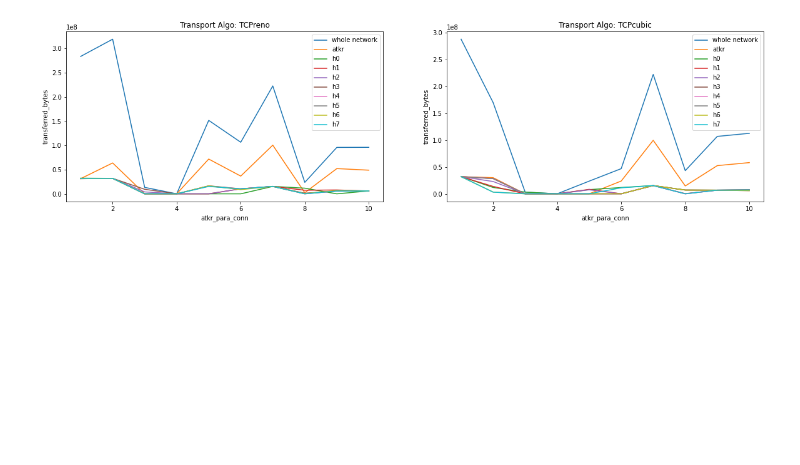
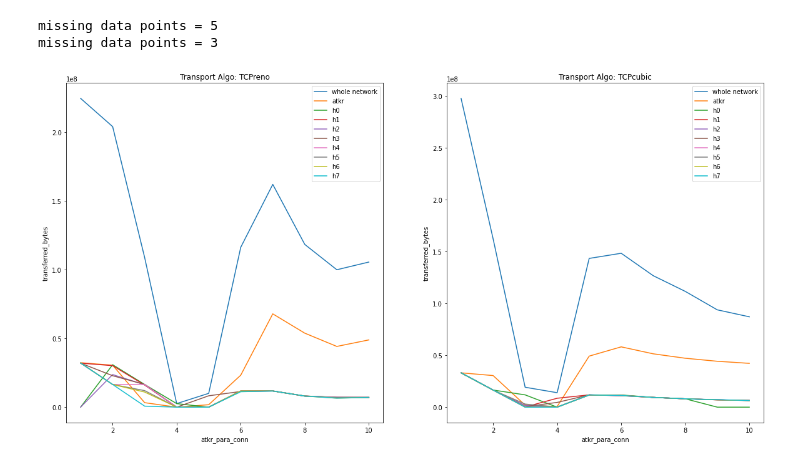
Before and after one commit to ragulbalaji/50.012Networks, a Jupyter notebook: project/experiments/analysis/analysis_17nov.ipynb, the cells around one changed output. Saved outputs shown, nothing was run; the diff lists cells and outputs as text; code cells hidden in the pictures; blank space fills up the shorter version.

Commit message:
more data and analysis!

```diff
--- a/project/experiments/analysis/analysis_17nov.ipynb
+++ b/project/experiments/analysis/analysis_17nov.ipynb
@@ -18,7 +18,7 @@ for host in hostnames:
             dfi['host'] = host
             dfi['transport'] = tpt_algo
             dfi['atkr_para_conn'] = atkr_para_conn
-            dfall.append(dfi.tail(1))
+            dfall.append(dfi)
 
 dfbigboi = pd.concat(dfall)
 dfbigboi
@@ -39,33 +81,52 @@ dfbigboi
 # %%
-fig, axs = plt.subplots(1, len(transport_algos), figsize=(20,5))
+dfall = []
+for host in hostnames:
+    for atkr_para_conn in atkr_para_conns:
+        for tpt_algo in transport_algos:
+            dfi = pd.read_csv(f'{basedir}/{tpt_algo}/{atkr_para_conn}conn/iperf_{host}.csv', names=iperf_header)
+            dfi['host'] = host
+            dfi['transport'] = tpt_algo
+            dfi['atkr_para_conn'] = atkr_para_conn
+            dfall.append(dfi.tail(1))
+
+dfbigboi = pd.concat(dfall)
+dfbigboi
+
+fig, axs = plt.subplots(1, len(transport_algos), figsize=(20,10))
 
 for plti in range(len(transport_algos)):
+    missing_data = 0
     tpt_algo = transport_algos[plti]
     x_axis = []
     bytes_tx = {}
     whole_net = []
     for apc in atkr_para_conns:
         x_axis.append(apc)
         df0 = dfbigboi[dfbigboi['atkr_para_conn'] == apc]
         df1 = df0[df0['transport'] == tpt_algo]
         whole_net.append(0)
         for host in hostnames:
             if host not in bytes_tx:
                 bytes_tx[host] = []
             try:
                 bytes_tx[host].append(df1[df1['host'] == host]['transferred_bytes'].values[0])
             except:
                 bytes_tx[host].append(-1)
+                missing_data += 1
 
             # bytes_tx[host][-1] /= 8 * test_time
             whole_net[-1] += bytes_tx[host][-1]
 
     axs[plti].plot(x_axis, whole_net, label='whole network')
     for host in hostnames:
         axs[plti].plot(x_axis, bytes_tx[host], label=host)
     axs[plti].legend()
     axs[plti].set_xlabel('atkr_para_conn')
     axs[plti].set_ylabel('transferred_bytes')
     axs[plti].set_title(f'Transport Algo: {tpt_algo}')
+
+    print(f'missing data points = {missing_data}')
 # %% [output]
+missing data points = 5
+missing data points = 3
-[figure, old version]
+[figure, new version]
```
Also changed, not shown: parts of 4 cells of this notebook, 7 other files.
